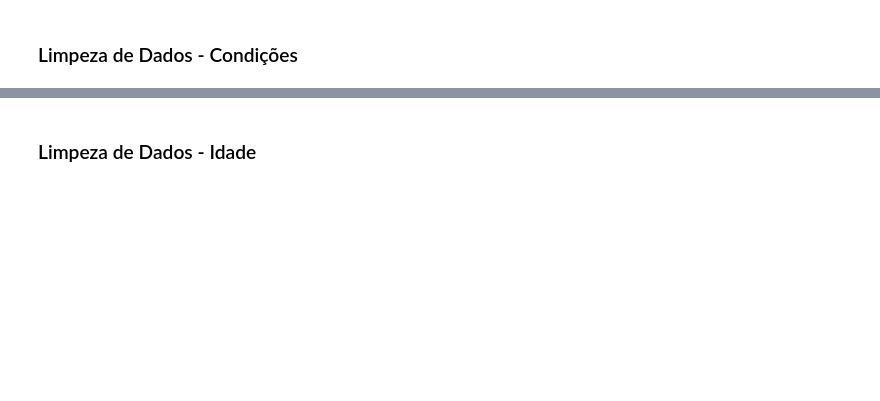
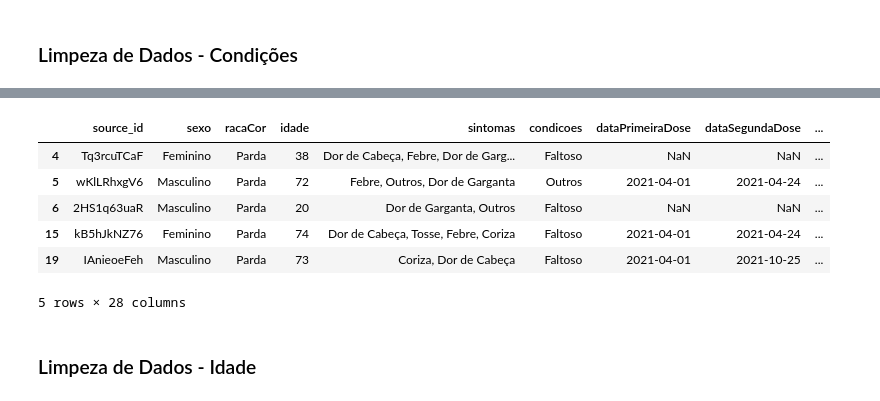
Before and after one commit to WallaceHolanda/covid_mortality_risk_prediction, a Jupyter notebook: notebook/analiseOpenData/preprocessamentoDados.ipynb, the cells around one changed output, grey strips where cells are left out. Drawn from its saved outputs; the diff is of its cells as text; code cells hidden in the pictures; blank space fills up the shorter version.

```diff
--- a/notebook/analiseOpenData/preprocessamentoDados.ipynb
+++ b/notebook/analiseOpenData/preprocessamentoDados.ipynb
@@ -123,3 +128,13 @@ covidData.shape
+# %%
+covidData.head()
+# %% [output]
+|  | source_id | sexo | racaCor | idade | sintomas | condicoes | dataPrimeiraDose | dataSegundaDose | ... |
+| 4 | Tq3rcuTCaF | Feminino | Parda | 38 | Dor de Cabeça, Febre, Dor de Garg... | Faltoso | NaN | NaN | ... |
+| 5 | wKlLRhxgV6 | Masculino | Parda | 72 | Febre, Outros, Dor de Garganta | Outros | 2021-04-01 | 2021-04-24 | ... |
+| 6 | 2HS1q63uaR | Masculino | Parda | 20 | Dor de Garganta, Outros | Faltoso | NaN | NaN | ... |
+| 15 | kB5hJkNZ76 | Feminino | Parda | 74 | Dor de Cabeça, Tosse, Febre, Coriza | Faltoso | 2021-04-01 | 2021-04-24 | ... |
+| 19 | IAnieoeFeh | Masculino | Parda | 73 | Coriza, Dor de Cabeça | Faltoso | 2021-04-01 | 2021-10-25 | ... |
+5 rows × 28 columns
 # %% [markdown]
 ### Limpeza de Dados - Idade
 # %%
```
Also changed, not shown: parts of 32 cells of this notebook.
